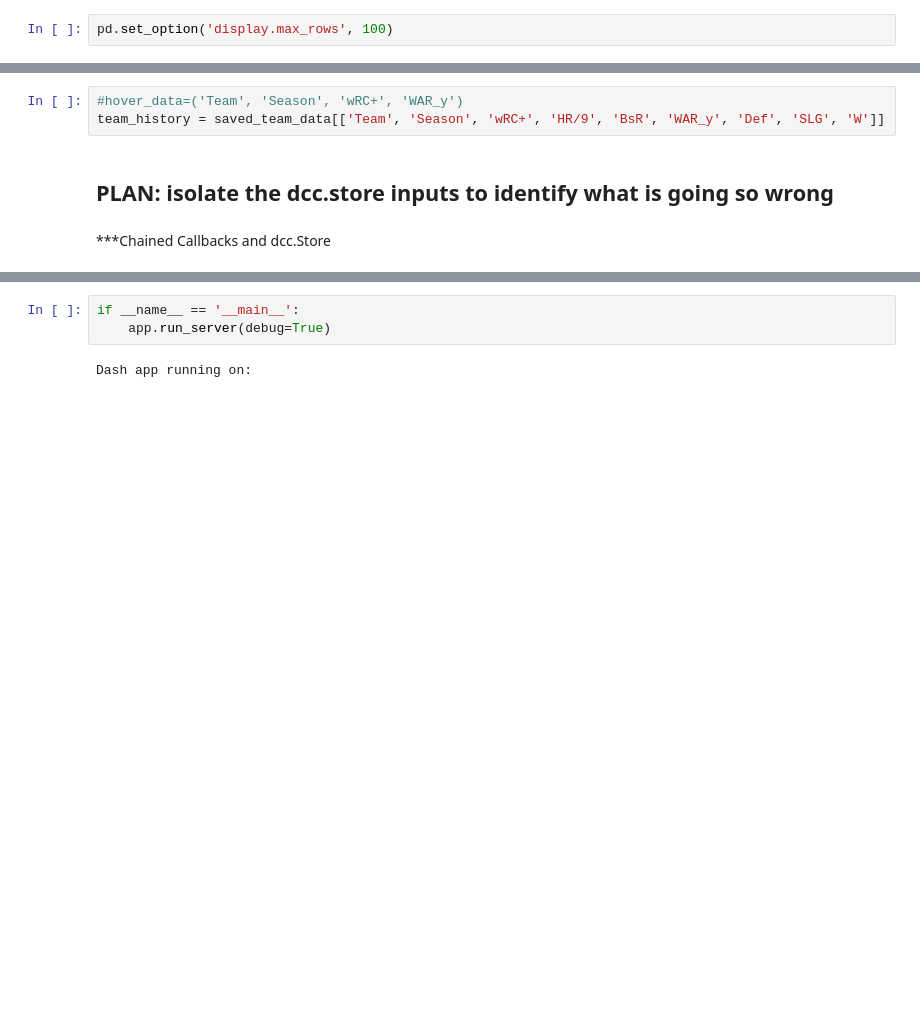
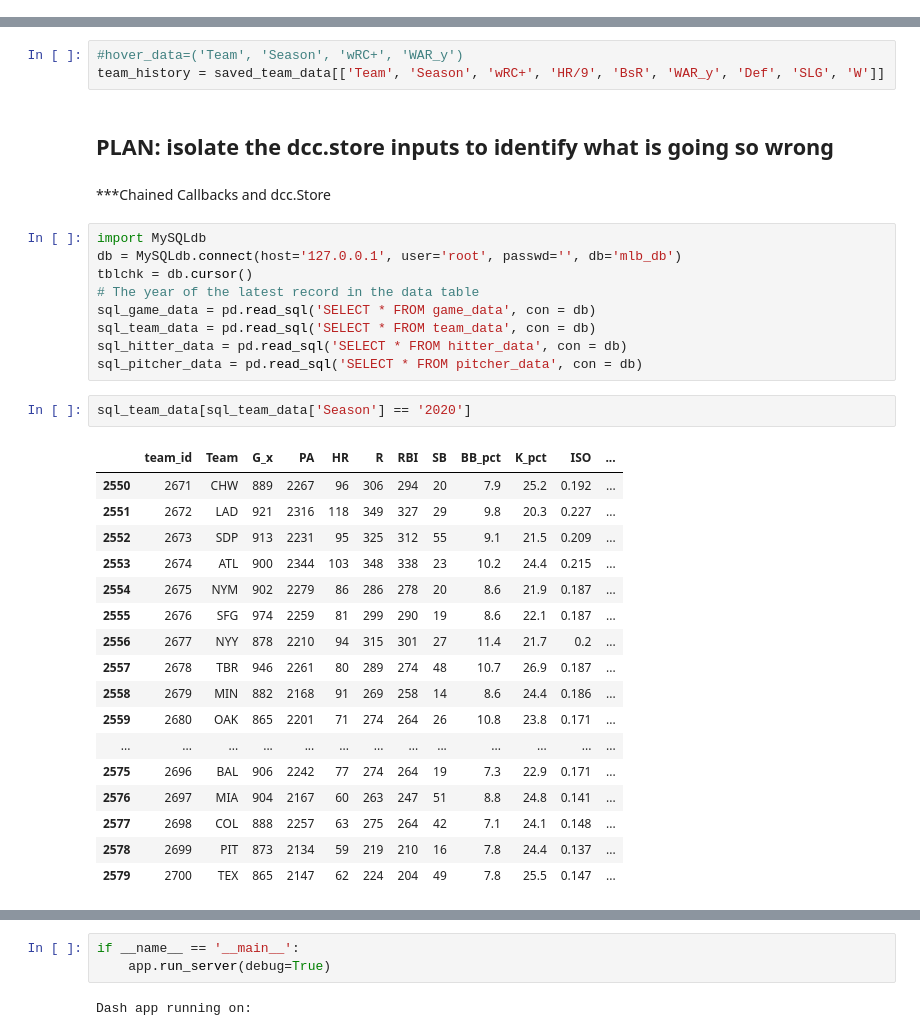
Before and after one commit to timseymour42/mlb-build-a-team, a Jupyter notebook: MLB_Build_a_Team.ipynb, the cells around one changed output, grey strips where cells are left out. Saved outputs shown, nothing was run; the diff lists cells and outputs as text; blank space fills up the shorter version.

```diff
--- a/MLB_Build_a_Team.ipynb
+++ b/MLB_Build_a_Team.ipynb
@@ -1279,2 +1074,0 @@ team_data = saved_team_data
-# %%
-pd.set_option('display.max_rows', 100)
@@ -1544,3 +1323,32 @@ team_history = saved_team_data[['Team', 'Season', 'wRC+', 'HR/9', 'BsR', 'WAR_y'
 ## PLAN: isolate the dcc.store inputs to identify what is going so wrong
 # %% [markdown]
 ***Chained Callbacks and dcc.Store
+# %%
+import MySQLdb
+db = MySQLdb.connect(host='127.0.0.1', user='root', passwd='', db='mlb_db')
+tblchk = db.cursor()
+# The year of the latest record in the data table
+sql_game_data = pd.read_sql('SELECT * FROM game_data', con = db)
+sql_team_data = pd.read_sql('SELECT * FROM team_data', con = db)
+sql_hitter_data = pd.read_sql('SELECT * FROM hitter_data', con = db)
+sql_pitcher_data = pd.read_sql('SELECT * FROM pitcher_data', con = db)
+# %%
+sql_team_data[sql_team_data['Season'] == '2020']
+# %% [output]
+|  | team_id | Team | G_x | PA | HR | R | RBI | SB | BB_pct | K_pct | ISO | ... |
+| 2550 | 2671 | CHW | 889 | 2267 | 96 | 306 | 294 | 20 | 7.9 | 25.2 | 0.192 | ... |
+| 2551 | 2672 | LAD | 921 | 2316 | 118 | 349 | 327 | 29 | 9.8 | 20.3 | 0.227 | ... |
+| 2552 | 2673 | SDP | 913 | 2231 | 95 | 325 | 312 | 55 | 9.1 | 21.5 | 0.209 | ... |
+| 2553 | 2674 | ATL | 900 | 2344 | 103 | 348 | 338 | 23 | 10.2 | 24.4 | 0.215 | ... |
+| 2554 | 2675 | NYM | 902 | 2279 | 86 | 286 | 278 | 20 | 8.6 | 21.9 | 0.187 | ... |
+| 2555 | 2676 | SFG | 974 | 2259 | 81 | 299 | 290 | 19 | 8.6 | 22.1 | 0.187 | ... |
+| 2556 | 2677 | NYY | 878 | 2210 | 94 | 315 | 301 | 27 | 11.4 | 21.7 | 0.2 | ... |
+| 2557 | 2678 | TBR | 946 | 2261 | 80 | 289 | 274 | 48 | 10.7 | 26.9 | 0.187 | ... |
+| 2558 | 2679 | MIN | 882 | 2168 | 91 | 269 | 258 | 14 | 8.6 | 24.4 | 0.186 | ... |
+| 2559 | 2680 | OAK | 865 | 2201 | 71 | 274 | 264 | 26 | 10.8 | 23.8 | 0.171 | ... |
+| ... | ... | ... | ... | ... | ... | ... | ... | ... | ... | ... | ... | ... |
+| 2575 | 2696 | BAL | 906 | 2242 | 77 | 274 | 264 | 19 | 7.3 | 22.9 | 0.171 | ... |
+| 2576 | 2697 | MIA | 904 | 2167 | 60 | 263 | 247 | 51 | 8.8 | 24.8 | 0.141 | ... |
+| 2577 | 2698 | COL | 888 | 2257 | 63 | 275 | 264 | 42 | 7.1 | 24.1 | 0.148 | ... |
+| 2578 | 2699 | PIT | 873 | 2134 | 59 | 219 | 210 | 16 | 7.8 | 24.4 | 0.137 | ... |
+| 2579 | 2700 | TEX | 865 | 2147 | 62 | 224 | 204 | 49 | 7.8 | 25.5 | 0.147 | ... |
```
Also changed, not shown: parts of 119 cells of this notebook, 7 other files.
